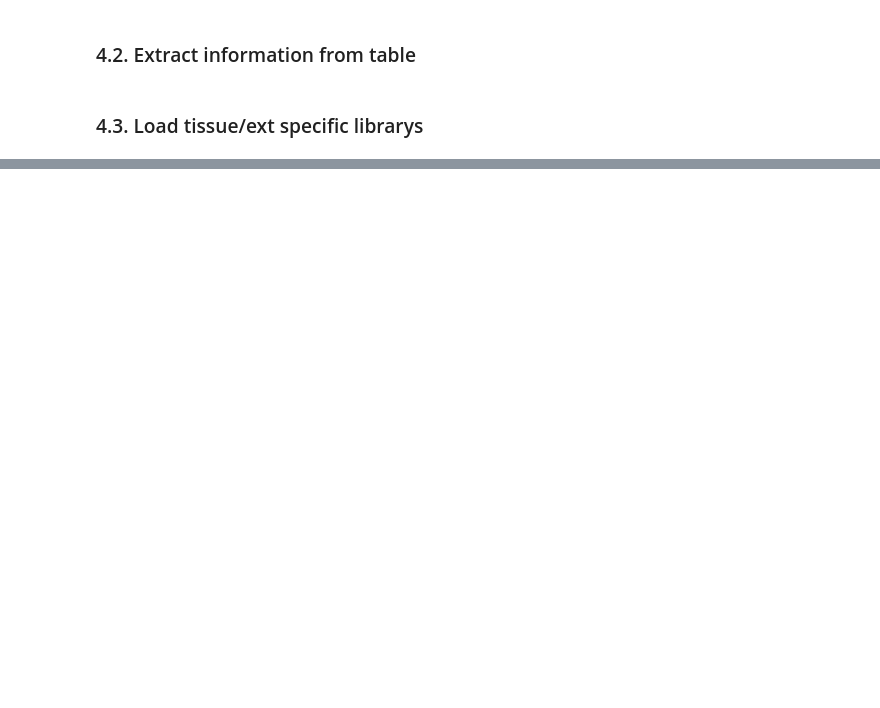
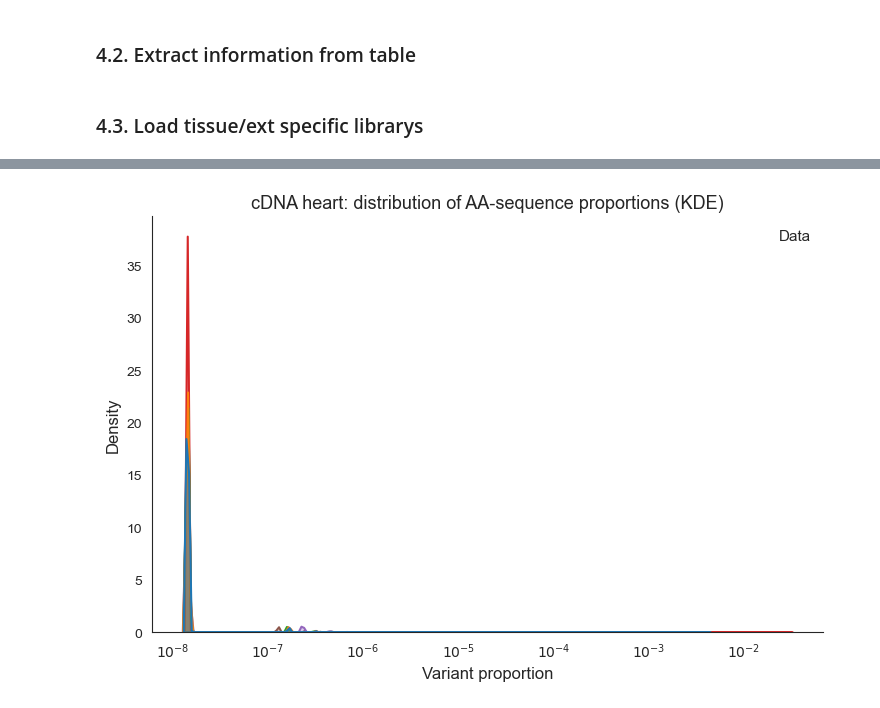
Before and after one commit to Kolly97/Internship_Grimm_Lab, a Jupyter notebook: Script_plots.ipynb, the cells around one changed output, grey strips where cells are left out. Saved outputs shown, nothing was run; the diff lists cells and outputs as text; code cells hidden in the pictures; blank space fills up the shorter version.

```diff
--- a/Script_plots.ipynb
+++ b/Script_plots.ipynb
@@ -277,0 +377,4 @@ for tissue, ext in product(TISSUE, EXT):
+# %%
+distribution_kde (df_long_table, 'heart', 'cDNA', 'Proportion')
+# %% [output]
+[figure, added]
```
Also changed, not shown: parts of 19 cells of this notebook.
